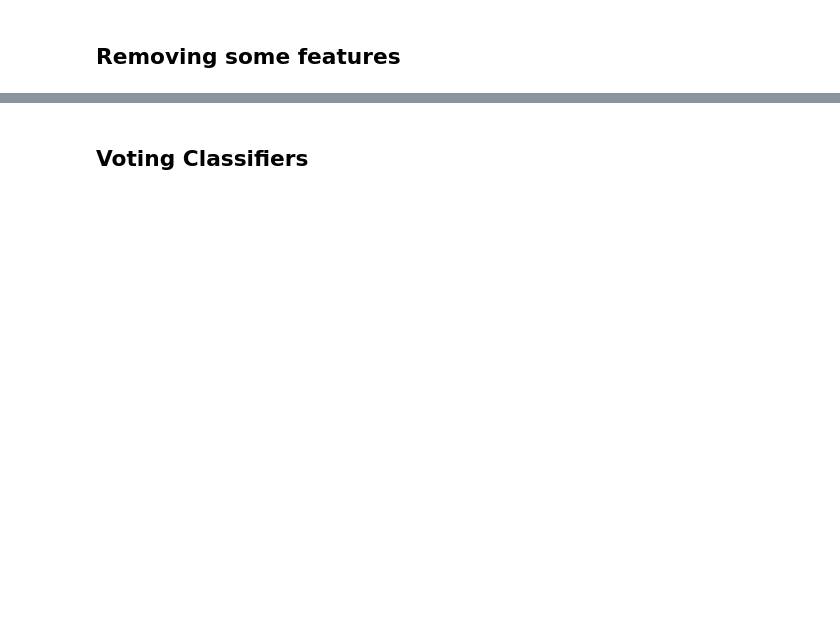
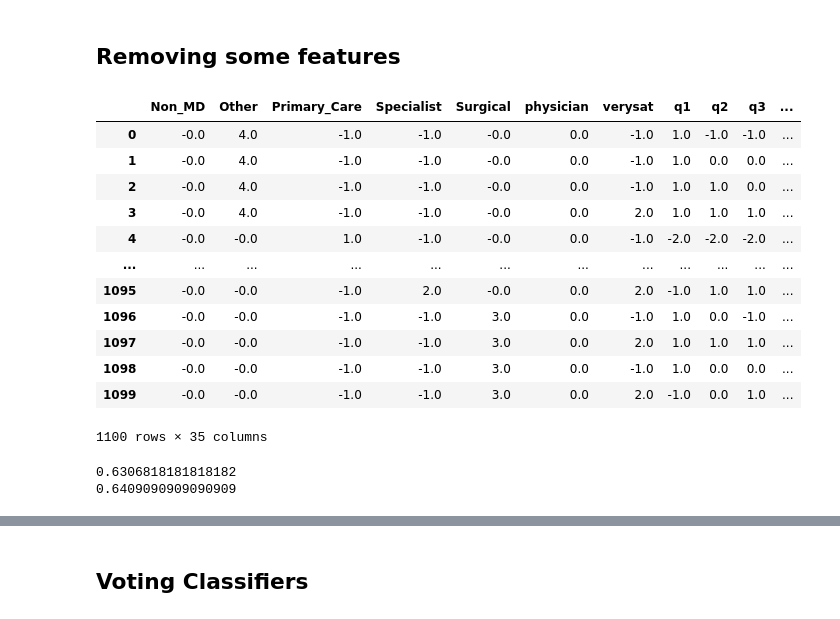
Before and after one commit to vishaal-ranjan/People-Analytics-Hackathon, a Jupyter notebook: people_analytics_data_analysis.ipynb, the cells around one changed output, grey strips where cells are left out. Saved outputs shown, nothing was run; the diff lists cells and outputs as text; code cells hidden in the pictures; blank space fills up the shorter version.

```diff
--- a/people_analytics_data_analysis.ipynb
+++ b/people_analytics_data_analysis.ipynb
@@ -238,8 +599,22 @@ grid_search.best_params_
 # %%
 # Dropping the features which have the maximum NaN (missing) values
 # Also we can remove features that are highly correlated with each other as they may be redundant
 # Keep the feature which is more correlated with the output variable 'q58'
 
-x=x.drop(['q6', 'q11', 'q12', 'q13', 'q20'], axis=1)
-x
+xr2=x_scaled.drop(['q6', 'q11', 'q12', 'q13', 'q20'], axis=1)
+xr2
+# %% [output]
+|  | Non_MD | Other | Primary_Care | Specialist | Surgical | physician | verysat | q1 | q2 | q3 | ... |
+| 0 | -0.0 | 4.0 | -1.0 | -1.0 | -0.0 | 0.0 | -1.0 | 1.0 | -1.0 | -1.0 | ... |
+| 1 | -0.0 | 4.0 | -1.0 | -1.0 | -0.0 | 0.0 | -1.0 | 1.0 | 0.0 | 0.0 | ... |
+| 2 | -0.0 | 4.0 | -1.0 | -1.0 | -0.0 | 0.0 | -1.0 | 1.0 | 1.0 | 0.0 | ... |
+| 3 | -0.0 | 4.0 | -1.0 | -1.0 | -0.0 | 0.0 | 2.0 | 1.0 | 1.0 | 1.0 | ... |
+| 4 | -0.0 | -0.0 | 1.0 | -1.0 | -0.0 | 0.0 | -1.0 | -2.0 | -2.0 | -2.0 | ... |
+| ... | ... | ... | ... | ... | ... | ... | ... | ... | ... | ... | ... |
+| 1095 | -0.0 | -0.0 | -1.0 | 2.0 | -0.0 | 0.0 | 2.0 | -1.0 | 1.0 | 1.0 | ... |
+| 1096 | -0.0 | -0.0 | -1.0 | -1.0 | 3.0 | 0.0 | -1.0 | 1.0 | 0.0 | -1.0 | ... |
+| 1097 | -0.0 | -0.0 | -1.0 | -1.0 | 3.0 | 0.0 | 2.0 | 1.0 | 1.0 | 1.0 | ... |
+| 1098 | -0.0 | -0.0 | -1.0 | -1.0 | 3.0 | 0.0 | -1.0 | 1.0 | 0.0 | 0.0 | ... |
+| 1099 | -0.0 | -0.0 | -1.0 | -1.0 | 3.0 | 0.0 | 2.0 | -1.0 | 0.0 | 1.0 | ... |
+1100 rows × 35 columns
 # %%
@@ -259,3 +622,11 @@ accuracy_score(y_test1, classifier.predict(x_test1))
+# %%
+from sklearn.neighbors import KNeighborsClassifier
+classifier = KNeighborsClassifier(14).fit(x_train3, y_train3)
+print(accuracy_score(y_train3, classifier.predict(x_train3)))
+print(accuracy_score(y_test3, classifier.predict(x_test3)))
+# %% [output]
+0.6306818181818182
+0.6409090909090909
 # %%
 from sklearn.multiclass import OneVsRestClassifier
 from sklearn.svm import SVC
```
Also changed, not shown: parts of 94 cells of this notebook.
